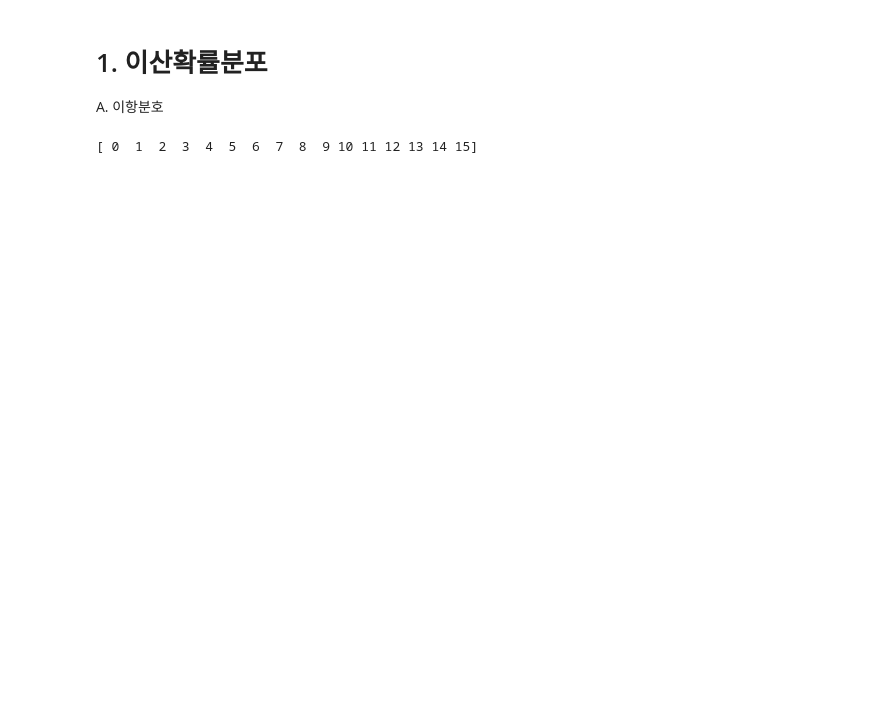
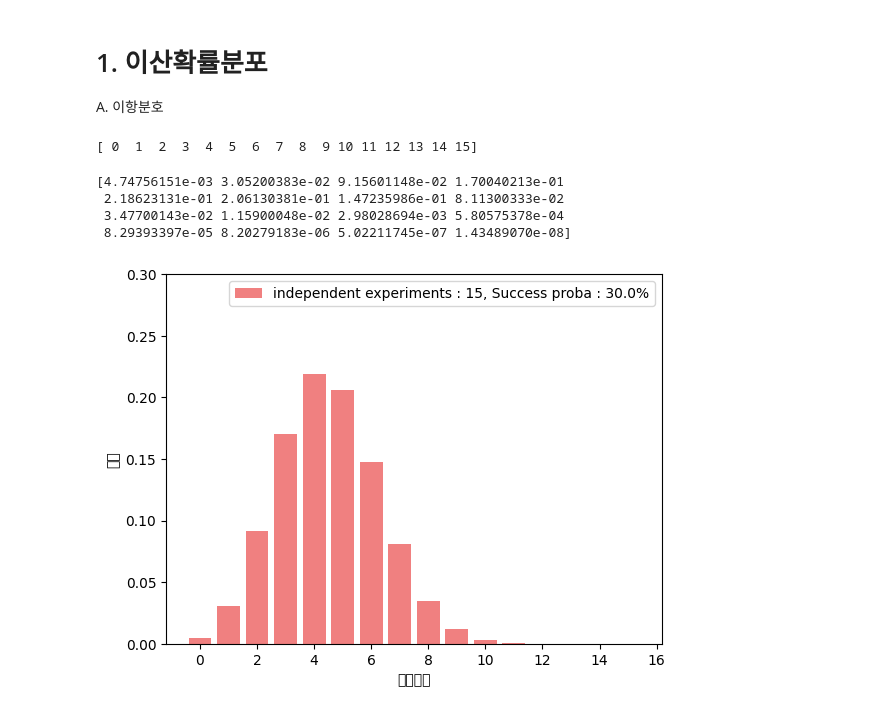
Before and after one commit to shoni0325/basic_python, a Jupyter notebook: shoni_train/statistic/distribution.ipynb, the cells around one changed output. Cells and saved outputs as stored; diff of their text form; code cells hidden in the pictures; blank space fills up the shorter version.

```diff
--- a/shoni_train/statistic/distribution.ipynb
+++ b/shoni_train/statistic/distribution.ipynb
@@ -30,5 +30,23 @@ print(x)
 # %%
 # 이항분포 확률을 나타내는 리스트로
 # 성공이 0.3의 확률일 때, 15번 시행한 경우, k번 성공할 확률을 리스트로 나타냄
-proba_df1 = np.array(bin_dist(k, n, p)for k in range(16))   # Q. bin_dist 함수 실행한 array?
-print(prova)
+proba_df1 = np.array([bin_dist(k, n, p)for k in range(16)])   # Q. bin_dist 함수 실행한 array?
+print(proba_df1)
+# %% [output]
+[4.74756151e-03 3.05200383e-02 9.15601148e-02 1.70040213e-01
+ 2.18623131e-01 2.06130381e-01 1.47235986e-01 8.11300333e-02
+ 3.47700143e-02 1.15900048e-02 2.98028694e-03 5.80575378e-04
+ 8.29393397e-05 8.20279183e-06 5.02211745e-07 1.43489070e-08]
+# %%
+# 표를 그리는 코드
+plt.ylim(0, 0.3)    # y축 범위 설정 코드
+# x : x축 값으로 사용할 데이터 / proba_df1 : y축 값으로 사용할 데이터 / label : 범례에 포함될 내용
+plt.bar(x, proba_df1, color = 'lightcoral', label = f'independent experiments : {n}, Success proba : {p * 100}%')
+plt.ylabel('확률')
+plt.xlabel('성공횟수')
+# 그래프에 범례를 추가하는 함수
+# legend()를 호출할때 파라미터를 넘겨 주지 않으면, label 파라미터로 지정된 범례 텍스트가 그대로 사용된다.
+plt.legend()
+plt.show()
+# %% [output]
+[figure, added]
```
Also changed, not shown: parts of 13 cells of this notebook, 5 other files.
